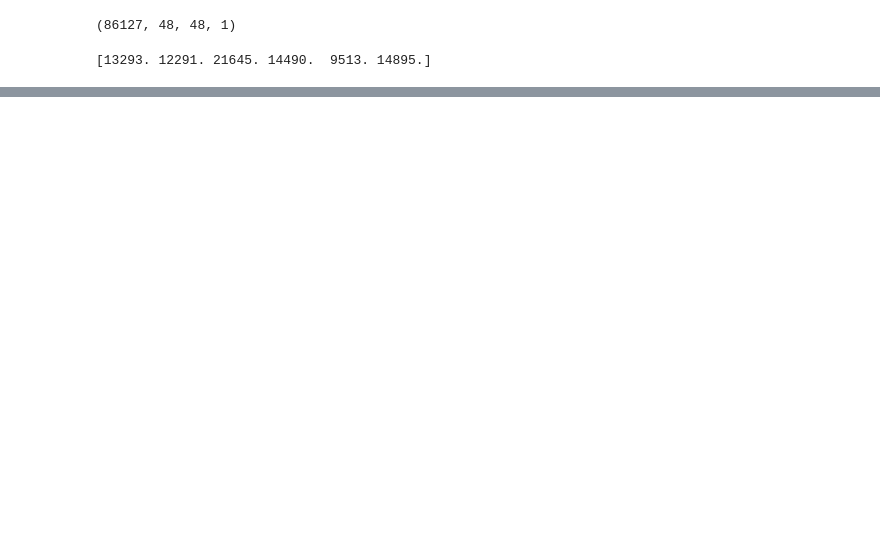
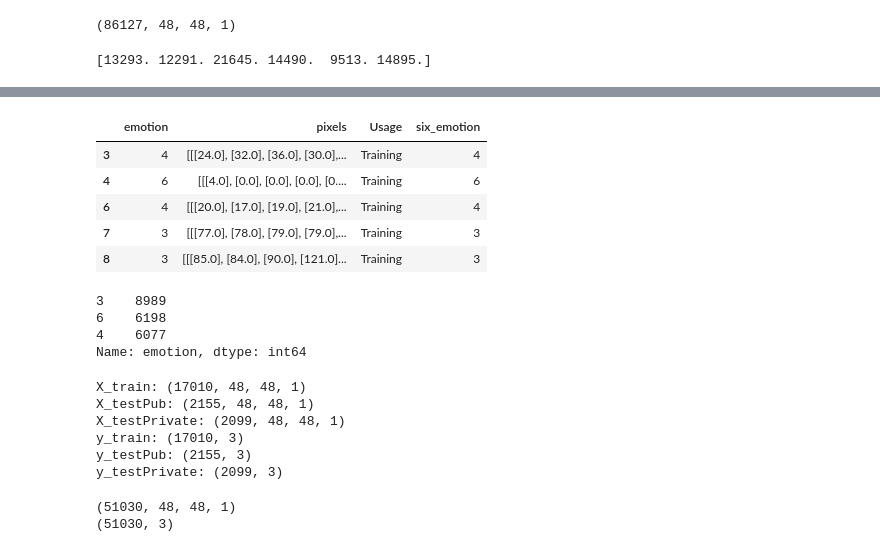
Before and after one commit to tuananh0305/Facial_Expression_Recognition, a Jupyter notebook: Facial_Expression_Recognition.ipynb, the cells around one changed output, grey strips where cells are left out. Saved outputs shown, nothing was run; the diff lists cells and outputs as text; code cells hidden in the pictures; blank space fills up the shorter version.

```diff
--- a/Facial_Expression_Recognition.ipynb
+++ b/Facial_Expression_Recognition.ipynb
@@ -490,0 +511,16 @@ weighted avg       0.67      0.64      0.65      3589
+# %%
+df3.head()
+# %% [output]
+|  | emotion | pixels | Usage | six_emotion |
+| 3 | 4 | [[[24.0], [32.0], [36.0], [30.0],... | Training | 4 |
+| 4 | 6 | [[[4.0], [0.0], [0.0], [0.0], [0.... | Training | 6 |
+| 6 | 4 | [[[20.0], [17.0], [19.0], [21.0],... | Training | 4 |
+| 7 | 3 | [[[77.0], [78.0], [79.0], [79.0],... | Training | 3 |
+| 8 | 3 | [[[85.0], [84.0], [90.0], [121.0]... | Training | 3 |
+# %%
+df3['emotion'].value_counts()
+# %% [output]
+3    8989
+6    6198
+4    6077
+Name: emotion, dtype: int64
@@ -490,0 +548,14 @@ weighted avg       0.67      0.64      0.65      3589
+# %%
+print("X_train: {}".format(X_train.shape))
+print("X_testPub: {}".format(X_testPub.shape))
+print("X_testPrivate: {}".format(X_testPrivate.shape))
+print("y_train: {}".format(y_train.shape))
+print("y_testPub: {}".format(y_testPub.shape))
+print("y_testPrivate: {}".format(y_testPrivate.shape))
+# %% [output]
+X_train: (17010, 48, 48, 1)
+X_testPub: (2155, 48, 48, 1)
+X_testPrivate: (2099, 48, 48, 1)
+y_train: (17010, 3)
+y_testPub: (2155, 3)
+y_testPrivate: (2099, 3)
@@ -490,0 +584,6 @@ weighted avg       0.67      0.64      0.65      3589
+# %%
+print(generatedX_train.shape)
+print(generatedy_train.shape)
+# %% [output]
+(51030, 48, 48, 1)
+(51030, 3)
```
Also changed, not shown: parts of 21 cells of this notebook, 14 other files.
